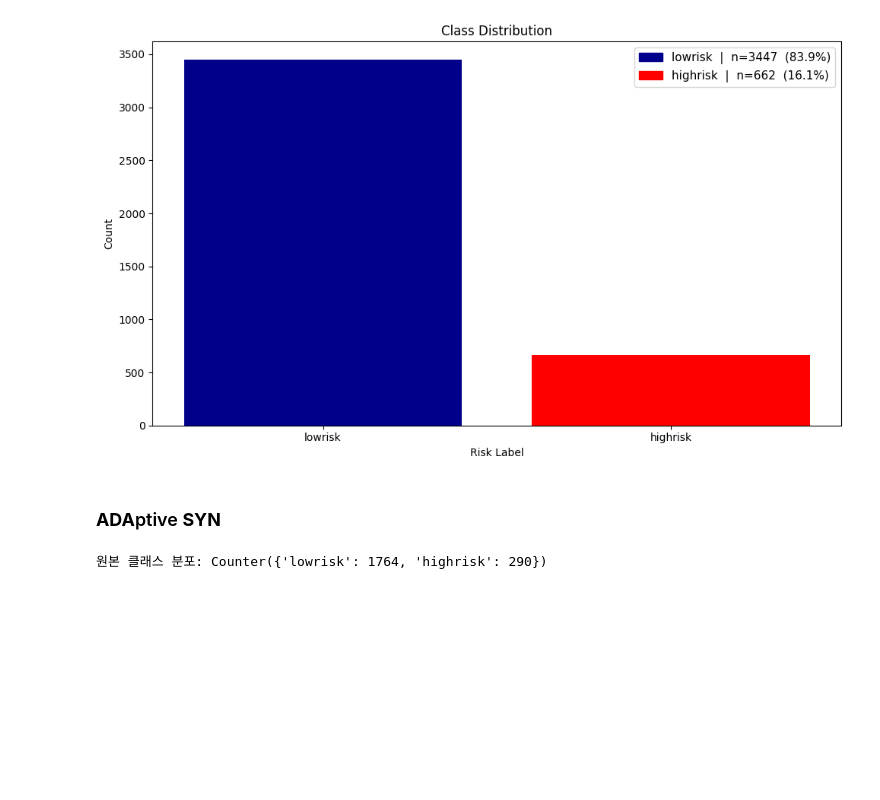
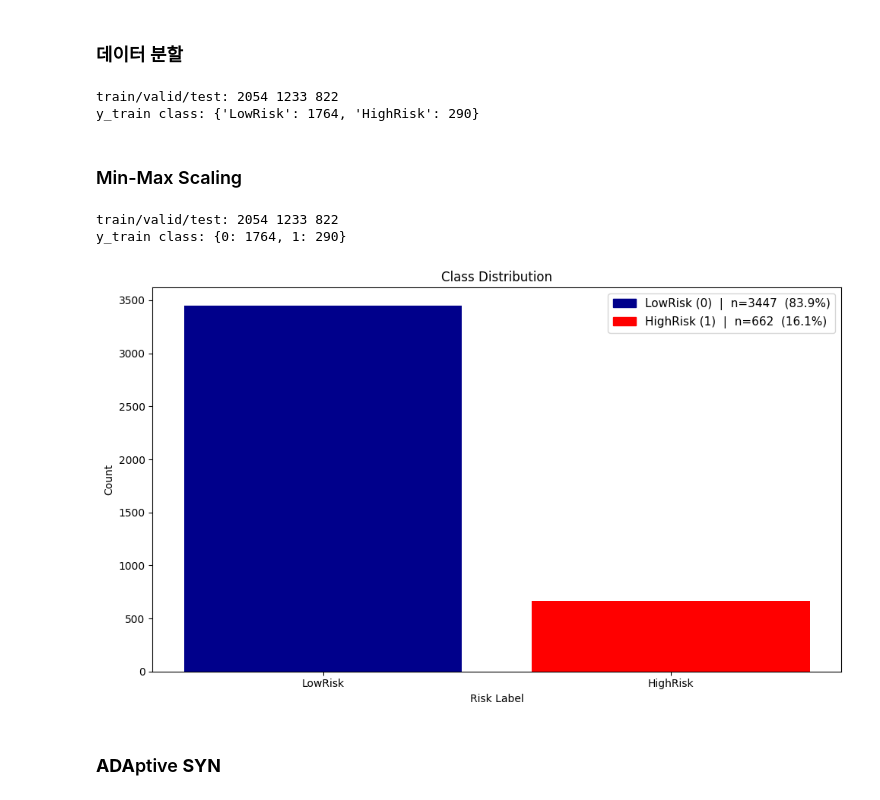
Before and after one commit to Dooman-cloud/TS-RL---, a Jupyter notebook: notebooks/modeling/ADASYN.ipynb, the cells around one changed output. Saved outputs shown, nothing was run; the diff lists cells and outputs as text; code cells hidden in the pictures; blank space fills up the shorter version.

Commit message:
(수정) 더미변수,스케일링 후 ADASYN적용

```diff
--- a/notebooks/modeling/ADASYN.ipynb
+++ b/notebooks/modeling/ADASYN.ipynb
@@ -6,4 +7,4 @@ from collections import Counter
 # %%
-data=pd.read_csv('../../data/processed/selected_data.csv')
+data=pd.read_csv('../../data/processed/data_selected.csv')
 data.head()
 # %% [output]
@@ -17,46 +17,91 @@ data.head()
+# %% [markdown]
+### 데이터 분할
 # %%
+
 # train:valid:test 5:3:2
-train_data=data.iloc[:int(0.5*len(data))]
-valid_data=data.iloc[int(0.5*len(data)):int(0.8*len(data))]
-test_data=data.iloc[int(0.8*len(data)):]
+data_train = data[:int(len(data) * 0.5)]
+data_valid = data[int(len(data) * 0.5):int(len(data) * 0.8)]
+data_test = data[int(len(data) * 0.8):]
+
+# X, y 분리
+X_train = data_train.drop(['Risk_Label', 'Date'], axis=1)  # 설명변수, Date는 ML에서 불필요
+y_train = data_train['Risk_Label']  # 반응변수
+X_valid = data_valid.drop(['Risk_Label', 'Date'], axis=1)
+y_valid = data_valid['Risk_Label']
+X_test = data_test.drop(['Risk_Label', 'Date'], axis=1)
+y_test = data_test['Risk_Label']
+
+label_name_map = {0: 'LowRisk', 1: 'HighRisk'}
+y_train_named = y_train.map(label_name_map)
+
+print('train/valid/test:', len(data_train), len(data_valid), len(data_test))
+print('y_train class:', y_train_named.value_counts().to_dict())
+# %% [output]
+train/valid/test: 2054 1233 822
+y_train class: {'LowRisk': 1764, 'HighRisk': 290}
+# %% [markdown]
+### Min-Max Scaling
+# %%
+def scalering(data):
+    scaler = MinMaxScaler().set_output(transform="pandas")
+    data_scaled = scaler.fit_transform(data)
+    return data_scaled
+
+# 스케일링
+X_train_scaled = scalering(X_train)
+X_valid_scaled = scalering(X_valid)
+X_test_scaled = scalering(X_test)
+
+print('train/valid/test:', len(data_train), len(data_valid), len(data_test))
+print('y_train class:', y_train.value_counts().to_dict())
+# %% [output]
+train/valid/test: 2054 1233 822
+y_train class: {0: 1764, 1: 290}
 # %%
 # 클래스 불균형 확인
-counts = data['Risk_Label'].value_counts()
-colors = {'lowrisk': 'darkblue', 'highrisk': 'red'}
+counts = data['Risk_Label'].value_counts().sort_index()
+label_name_map = {0: 'LowRisk', 1: 'HighRisk'}
+colors = {0: 'darkblue', 1: 'red'}
 total = counts.sum()
+
+x_labels = [label_name_map.get(idx, str(idx)) for idx in counts.index]
 
 fig, ax = plt.subplots(figsize=(10, 6))
 ax.bar(
-    counts.index,
+    x_labels,
     counts.values,
     color=[colors.get(k, 'grey') for k in counts.index]
 )
 
 legend_labels = [
-    f"{idx}  |  n={cnt}  ({cnt/total*100:.1f}%)"
+    f"{label_name_map.get(idx, idx)} ({idx})  |  n={cnt}  ({cnt/total*100:.1f}%)"
     for idx, cnt in zip(counts.index, counts.values)
 ]
 legend_patches = [
     plt.Rectangle((0, 0), 1, 1, color=colors.get(idx, 'grey'))
     for idx in counts.index
 ]
 ax.legend(legend_patches, legend_labels, fontsize=11)
 
 ax.set_xlabel('Risk Label')
 ax.set_ylabel('Count')
 ax.set_title('Class Distribution')
 plt.tight_layout()
 plt.show()
 # %% [output]
-[figure, old version]
+[figure, new version]
 # %% [markdown]
 ### **ADA**ptive **SYN**
 # %%
 # 1. X, y 분리 (Date는 인덱스로 설정, 피처에서 제외)
-X = train_data.drop(columns=['Date', 'Risk_Label'])
-y = train_data['Risk_Label']
+X = data_train.drop(columns=['Date', 'Risk_Label'])
 
-print("원본 클래스 분포:", Counter(y))
+# 라벨을 0/1로 통일 (0=LowRisk, 1=HighRisk)
+y_raw = data_train['Risk_Label']
+if y_raw.dtype == object:
+    y = y_raw.astype(str).str.strip().str.lower().map({'lowrisk': 0, 'highrisk': 1}).astype(int)
+else:
+    y = y_raw.astype(int)
 
 # 2. ADASYN 적용
 adasyn = ADASYN(
@@ -66,6 +111,4 @@ adasyn = ADASYN(
 )
 
 X_resampled, y_resampled = adasyn.fit_resample(X, y)
-# %% [output]
-원본 클래스 분포: Counter({'lowrisk': 1764, 'highrisk': 290})
 # %%
```
Also changed, not shown: parts of 6 cells of this notebook, 3 other files.
